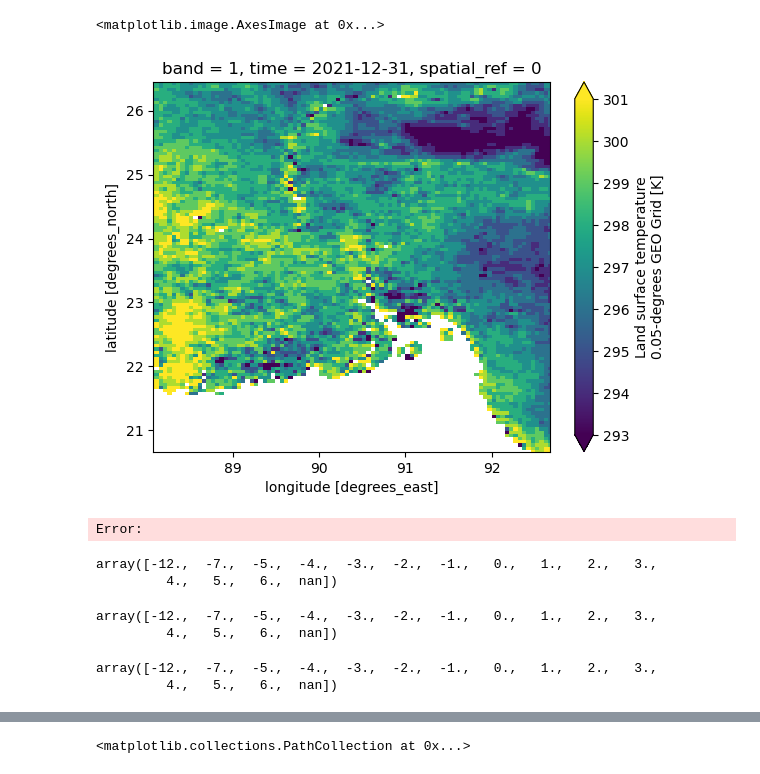
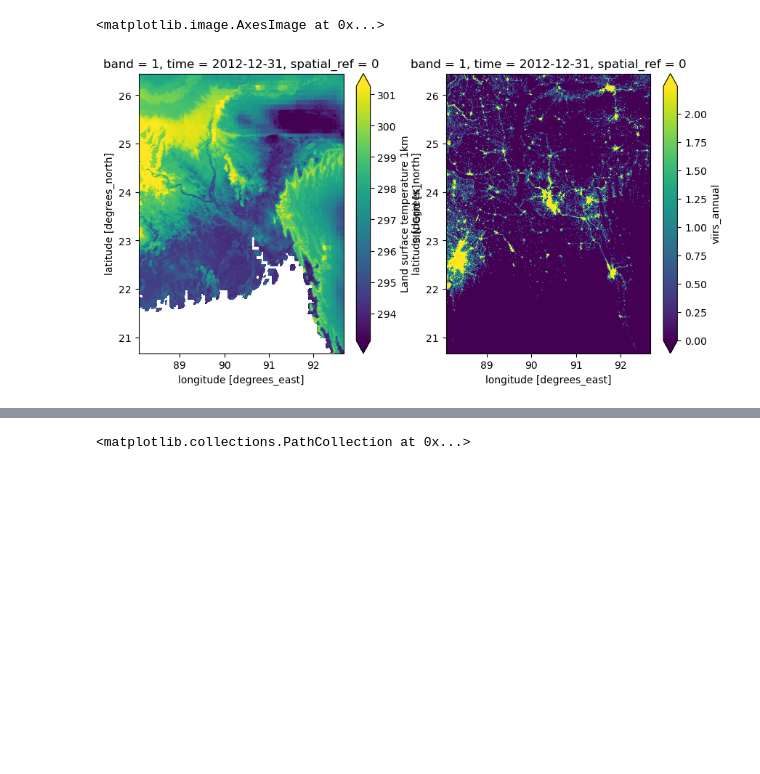
Before and after one commit to felixschulz385/growth-and-temperature, a Jupyter notebook: gnt/experiments/corroboration.ipynb, the cells around one changed output, grey strips where cells are left out. Cells and saved outputs as stored; diff of their text form; code cells hidden in the pictures; blank space fills up the shorter version.

```diff
--- a/gnt/experiments/corroboration.ipynb
+++ b/gnt/experiments/corroboration.ipynb
@@ -28,13 +23,16 @@ avhrr_bangladesh = avhrr.rio.clip_box(*(88.0844222351, 20.670883287, 92.67272098
-# %%
-avhrr_bangladesh["mean"].isel(time=39).squeeze().plot.imshow(robust=True)
-# %% [output]
-<matplotlib.image.AxesImage at 0x...>
-[figure, removed]
-Error:
 # %%
 viirs = xr.open_zarr("/scicore/home/meiera/schulz0022/projects/growth-and-temperature/data_nobackup/eog/viirs/processed/stage_2/viirs_annual_timeseries_reprojected.zarr", decode_coords="all")
 viirs = viirs.rio.write_crs(4326)
-viirs_bangladesh = viirs.rio.clip_box(*(88.0844222351, 20.670883287, 92.6727209818, 26.4465255803)).compute()
+viirs_bangladesh = viirs.rio.clip_box(*(88.0844222351, 20.670883287, 92.6727209818, 26.4465255803))["viirs_annual"].compute()
+# %%
+import matplotlib.pyplot as plt
+fig, ax = plt.subplots(1, 2, figsize=(10,5))
+
+modis_bangladesh.sel(time="2012-12-31").ffill("latitude", 2).squeeze().plot.imshow(ax = ax[0], robust=True)
+viirs_bangladesh.sel(time="2012-12-31").squeeze().plot.imshow(ax = ax[1], robust=True)
+# %% [output]
+<matplotlib.image.AxesImage at 0x...>
+[figure, added]
 # %%
 land_mask = xr.open_zarr("/scicore/home/meiera/schulz0022/projects/growth-and-temperature/data_nobackup/misc/processed/stage_2/osm/land_mask.zarr")
 land_mask = land_mask.rio.write_crs(4326)
@@ -47,13 +45,3 @@ def round_coords(ds):
     return ds_cp
 # %%
 modis_bangladesh_ld = round_coords(modis_bangladesh.sel(time="2020-12-31") - modis_bangladesh.sel(time="2012-12-31"))
-# %%
-np.unique(modis_bangladesh.sel(time="2020-12-31").values - modis_bangladesh.sel(time="2012-12-31").values)
-# %% [output]
-array([-12.,  -7.,  -5.,  -4.,  -3.,  -2.,  -1.,   0.,   1.,   2.,   3.,
-         4.,   5.,   6.,  nan])
-# %%
-np.unique(modis_bangladesh_ld.squeeze().values)
-# %% [output]
-array([-12.,  -7.,  -5.,  -4.,  -3.,  -2.,  -1.,   0.,   1.,   2.,   3.,
-         4.,   5.,   6.,  nan])
@@ -63,8 +49,3 @@ np.unique(modis_bangladesh.isel(time=0).squeeze().values)
 viirs_bangladesh_ld = round_coords(viirs_bangladesh.sel(time="2020-12-31") - viirs_bangladesh.sel(time="2012-12-31"))
 # %%
 merged = xr.merge([modis_bangladesh_ld, viirs_bangladesh_ld], compat='override', join='exact')
-# %%
-np.unique(merged["median"].values)
-# %% [output]
-array([-12.,  -7.,  -5.,  -4.,  -3.,  -2.,  -1.,   0.,   1.,   2.,   3.,
-         4.,   5.,   6.,  nan])
```
Also changed, not shown: parts of 12 cells of this notebook, 7 other files.
